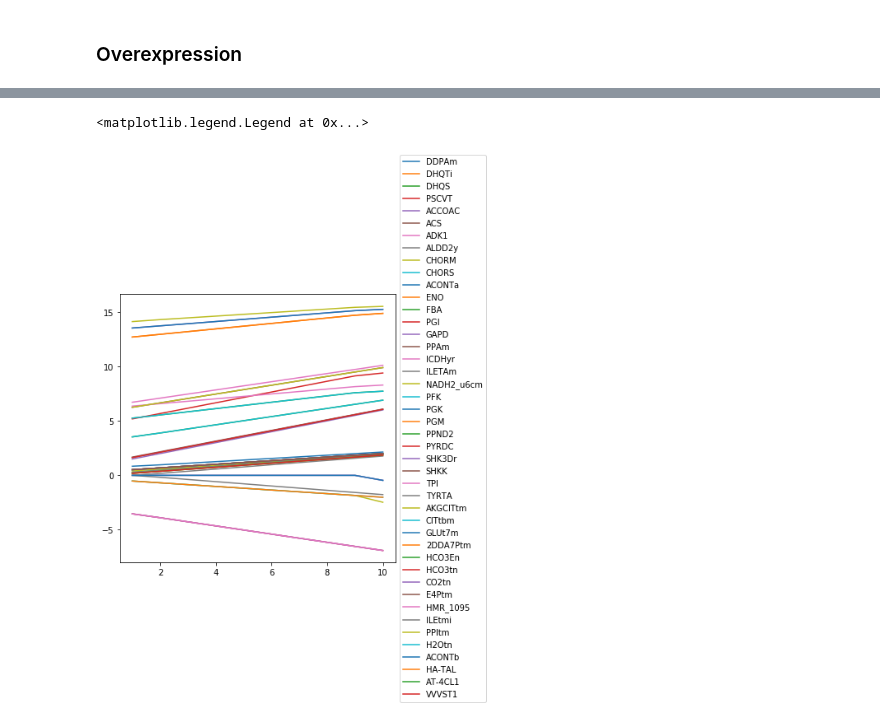
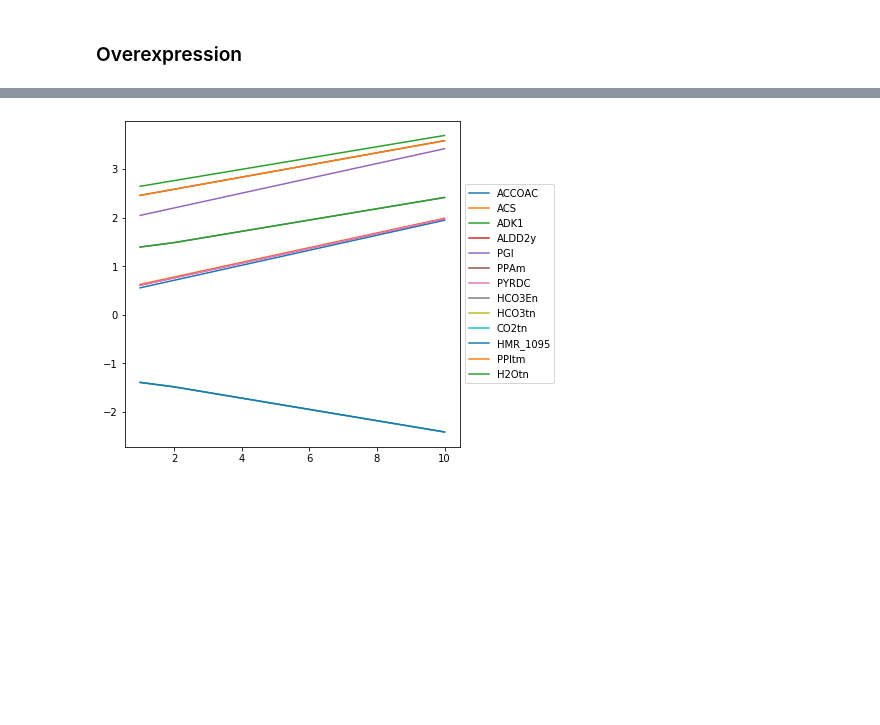
Before and after one commit to 27410/27410-group-assigment-group-4-resveratrol-in-s-cerevisiae, a Jupyter notebook: analysis/05.over_expression.ipynb, the cells around one changed output, grey strips where cells are left out. Cells and saved outputs as stored; diff of their text form; code cells hidden in the pictures; blank space fills up the shorter version.

Commit message:
overexpression done

```diff
--- a/analysis/05.over_expression.ipynb
+++ b/analysis/05.over_expression.ipynb
@@ -23,11 +44,12 @@ model = read_sbml_model("data/models/yeast8_resv_glc.xml")
 from cameo.strain_design.deterministic.flux_variability_based import FSEOF
 # %%
 # Apply the Flux Scanning based on Enforced Objective Flux from the cameo package
-fseof = FSEOF(m_res_glu)
+fseof = FSEOF(m)
+fseof_ref=FSEOF(model)
 # %%
 # Define the final reaction for trans-resveratrol reaction as objective
 ## the result shows that the amount of reaction rate of the reaction VVVST1 has increased by fold 10
-result = fseof.run(target=m_res_glu.reactions.VVVST1)
+result = fseof.run(target=m.reactions.VVVST1)
 df=result.data_frame
 df
 # %% [output]
@@ -155,8 +229,7 @@ Name: VVVST1, dtype: float64
 ### Overexpression
 # %%
 # Filter for reactions theirs flux increases with the resveratrol flux
-df4=df[abs(df[1])<abs(df[10])]
-df4['diff']=abs(df4[10])-abs(df4[1]) #/df4[1]
-print(df4.shape)
-df4.head(10)
+df3=df[abs(df[1])<abs(df[10])]
+print(df3.shape)
+df3
 # %% [output]
@@ -179,0 +254,4 @@ See the caveats in the documentation: https://pandas.pydata.org/pandas-docs/stab
+# %%
+df4=df3[(abs(df3[10])-df3[1])>0.85]
+print(df4.shape)
+df4.head(10)
@@ -180,6 +271,7 @@ See the caveats in the documentation: https://pandas.pydata.org/pandas-docs/stab
 # %%
-df4.T[:10].plot(figsize=(6,6))
+# Overexpression of these reactions and more lead to 10-fold increase of resveratrol
+df4.T.plot(figsize=(6,6))
 plt.legend(loc='center left', bbox_to_anchor=(1, 0.5))
+plt.show()
 # %% [output]
-<matplotlib.legend.Legend at 0x...>
-[figure, old version]
+[figure, new version]
```
Also changed, not shown: parts of 33 cells of this notebook, 5 other files.
